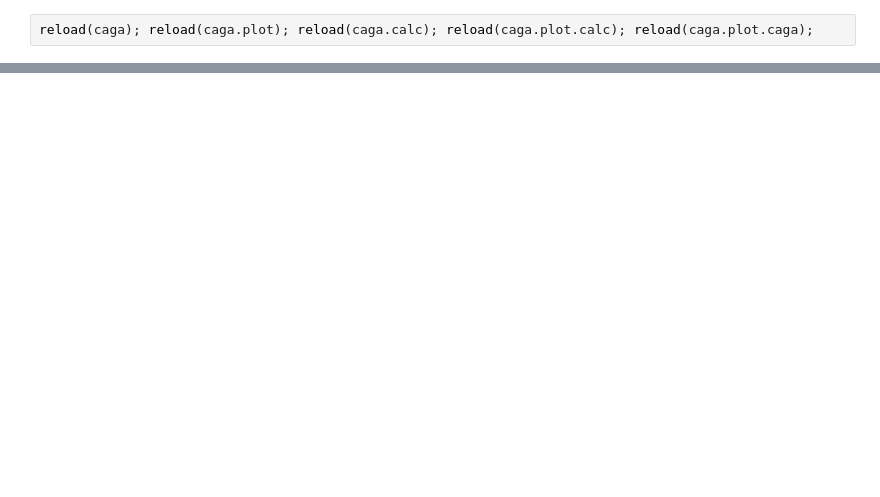
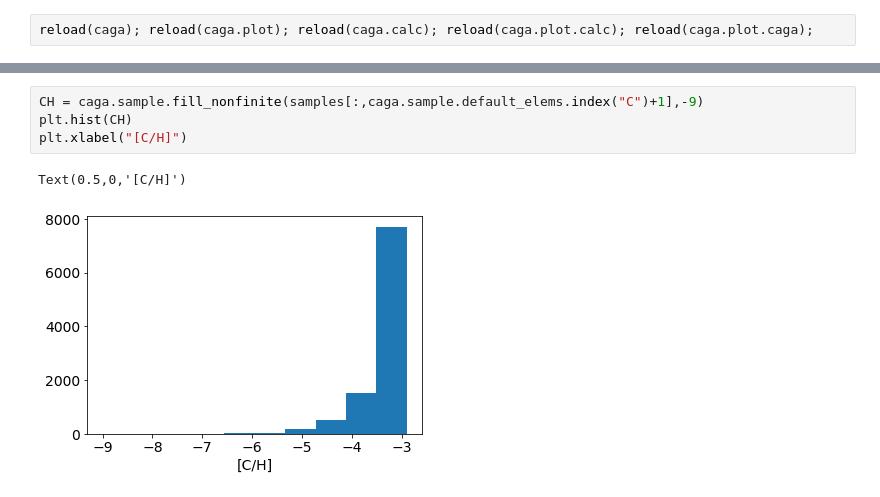
Before and after one commit to caterpillarproject/caga, a Jupyter notebook: notebooks/GAMMATreeBasic.ipynb, the cells around one changed output, grey strips where cells are left out. Saved outputs shown, nothing was run; the diff lists cells and outputs as text; blank space fills up the shorter version.

```diff
--- a/notebooks/GAMMATreeBasic.ipynb
+++ b/notebooks/GAMMATreeBasic.ipynb
@@ -70,0 +99,7 @@ mean
+# %%
+CH = caga.sample.fill_nonfinite(samples[:,caga.sample.default_elems.index("C")+1],-9)
+plt.hist(CH)
+plt.xlabel("[C/H]")
+# %% [output]
+Text(0.5,0,'[C/H]')
+[figure, added]
```
Also changed, not shown: parts of 14 cells of this notebook, 3 other files.
